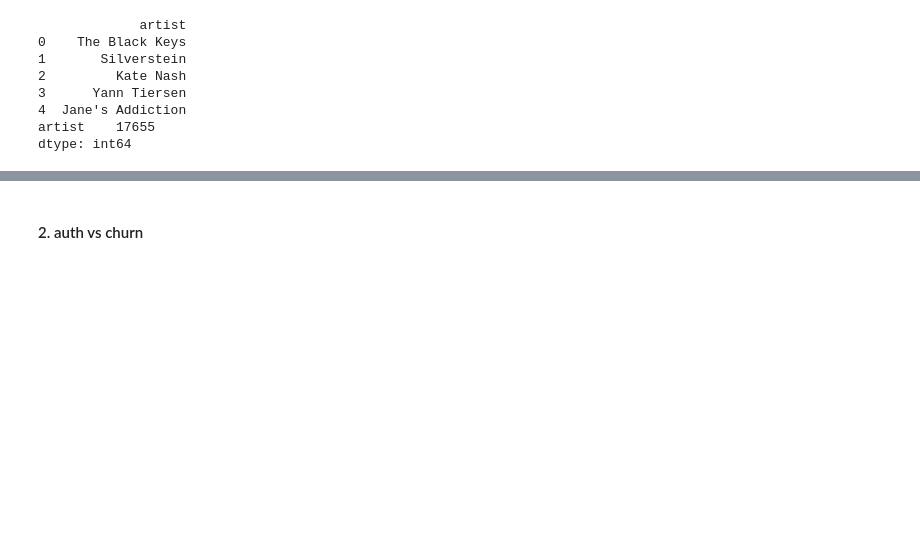
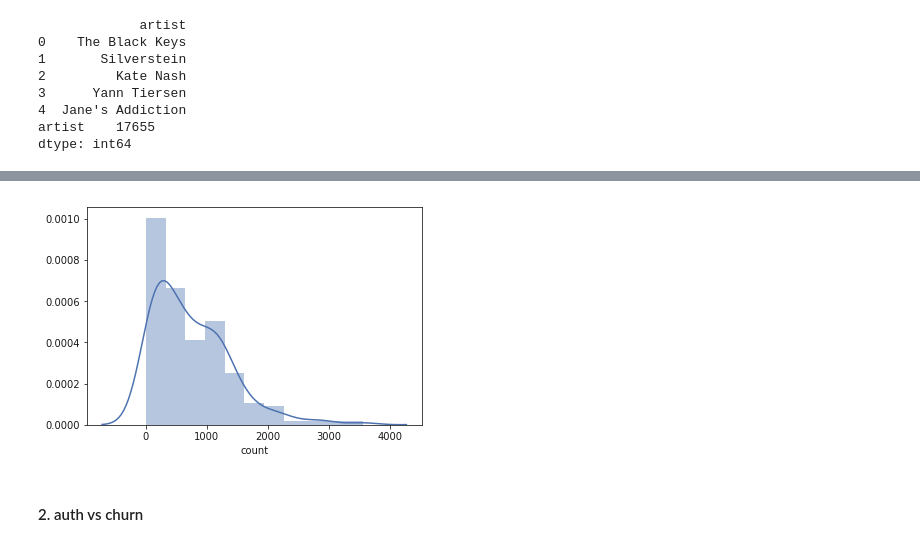
Before and after one commit to ShuangyuandData/SparkprojectSparkify, a Jupyter notebook: Sparkify.ipynb, the cells around one changed output, grey strips where cells are left out. Cells and saved outputs as stored; diff of their text form; code cells hidden in the pictures; blank space fills up the shorter version.

```diff
--- a/Sparkify.ipynb
+++ b/Sparkify.ipynb
@@ -339,3 +417,8 @@ dtype: int64
+# %%
+artist2=df_artist_count['count'][df_artist_count.churn==False]
+ax=sns.distplot(artist2, color='b')
+# %% [output]
+[figure, added]
 # %% [markdown]
 #### 2. auth vs churn
 # %%
```
Also changed, not shown: parts of 77 cells of this notebook.
